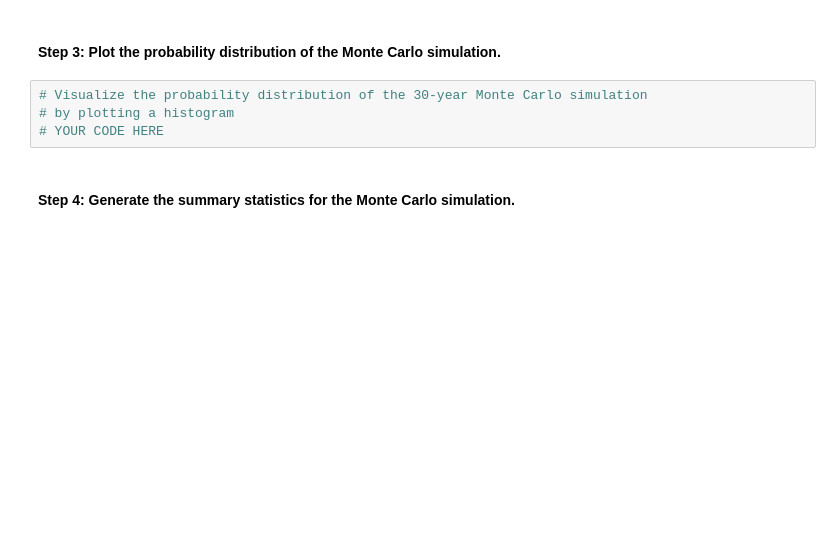
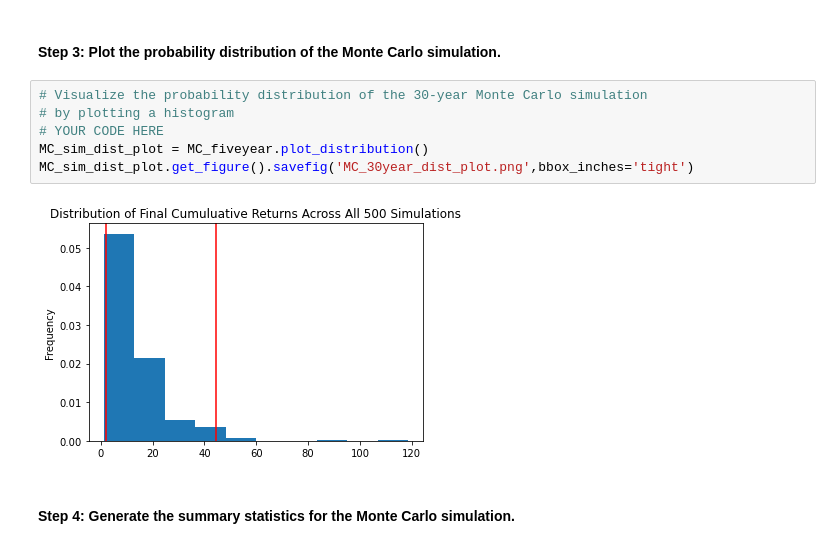
Before and after one commit to carlosmpr/Challange5, a Jupyter notebook: financial_planning_tools.ipynb, the cells around one changed output. Drawn from its saved outputs; the diff is of its cells as text; blank space fills up the shorter version.

```diff
--- a/financial_planning_tools.ipynb
+++ b/financial_planning_tools.ipynb
@@ -465,7 +531,11 @@ In this section, you’ll use the MCForecastTools library to create a Monte Carl
 # %%
 # Visualize the probability distribution of the 30-year Monte Carlo simulation
 # by plotting a histogram
 # YOUR CODE HERE
+MC_sim_dist_plot = MC_fiveyear.plot_distribution()
+MC_sim_dist_plot.get_figure().savefig('MC_30year_dist_plot.png',bbox_inches='tight')
+# %% [output]
+[figure, added]
 # %% [markdown]
 #### Step 4: Generate the summary statistics for the Monte Carlo simulation.
 # %%
```
Also changed, not shown: parts of 9 cells of this notebook, 2 other files.
